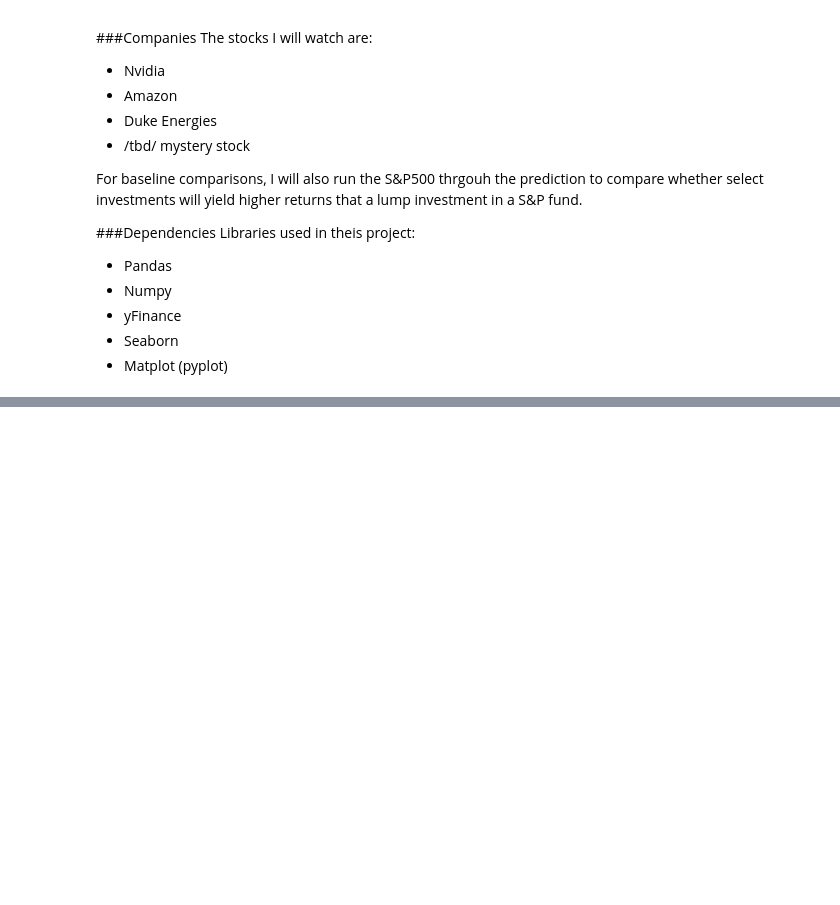
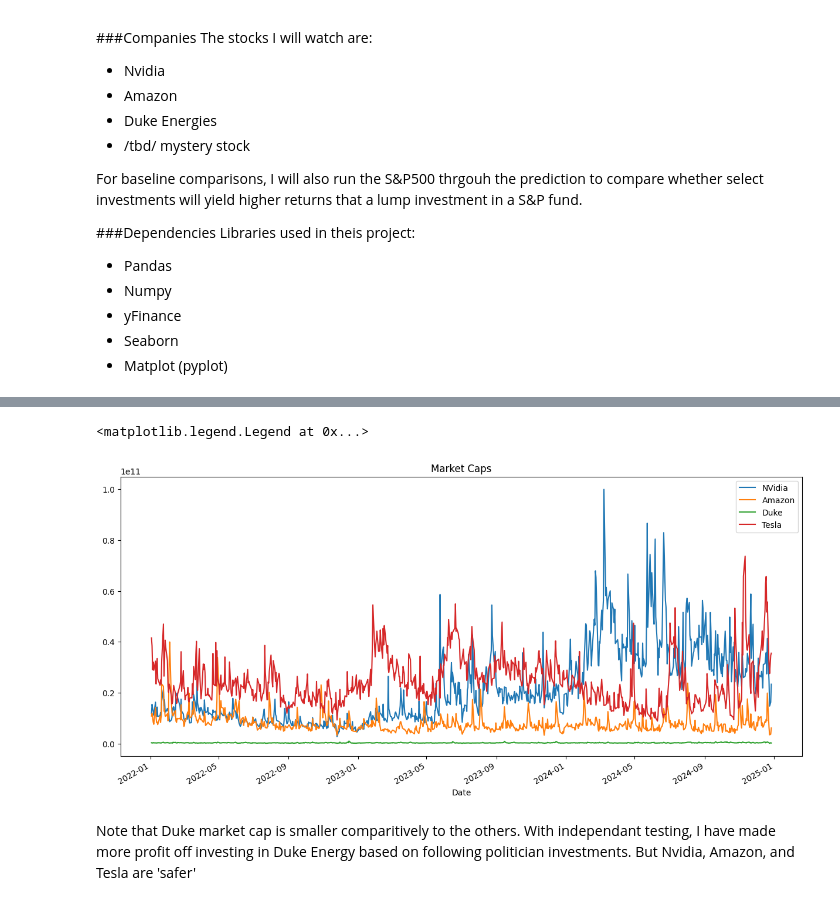
Before and after one commit to swsmith25/Sample_TA, a Jupyter notebook: Sample_Technical_Analyst.ipynb, the cells around one changed output, grey strips where cells are left out. Drawn from its saved outputs; the diff is of its cells as text; code cells hidden in the pictures; blank space fills up the shorter version.

Commit message:
Moving Average and Market Cap

```diff
--- a/Sample_Technical_Analyst.ipynb
+++ b/Sample_Technical_Analyst.ipynb
@@ -117,0 +135,11 @@ max     3.065906e+08
+# %%
+# Market Cap (lower risk-higher return analysis)
+nvda['M_Cap'] = nvda['Adj Close'] * nvda['Volume']
+
+
+amzn['M_Cap'] = amzn['Adj Close'] * amzn['Volume']
+duk['M_Cap'] = duk['Adj Close'] * duk['Volume']
+tsla['M_Cap'] = tsla['Adj Close'] * tsla['Volume']
+
+sp500['M_Cap'] = sp500['Adj Close'] * sp500['Volume']
+nvda.head()
@@ -117,0 +154,14 @@ max     3.065906e+08
+# %%
+nvda['M_Cap'].plot(label = "NVidia", figsize = (15, 7))
+# print(nvda['M_Cap'])
+amzn['M_Cap'].plot(label = "Amazon")
+duk['M_Cap'].plot(label = "Duke")
+tsla['M_Cap'].plot(label = "Tesla")
+plt.title('Market Caps')
+plt.legend()
+# %% [output]
+<matplotlib.legend.Legend at 0x...>
+[figure, added]
+# %% [markdown]
+Note that Duke market cap is smaller comparitively to the others.
+With independant testing, I have made more profit off investing in Duke Energy based on following politician investments. But Nvidia, Amazon, and Tesla are 'safer'
```
Also changed, not shown: parts of 9 cells of this notebook.
